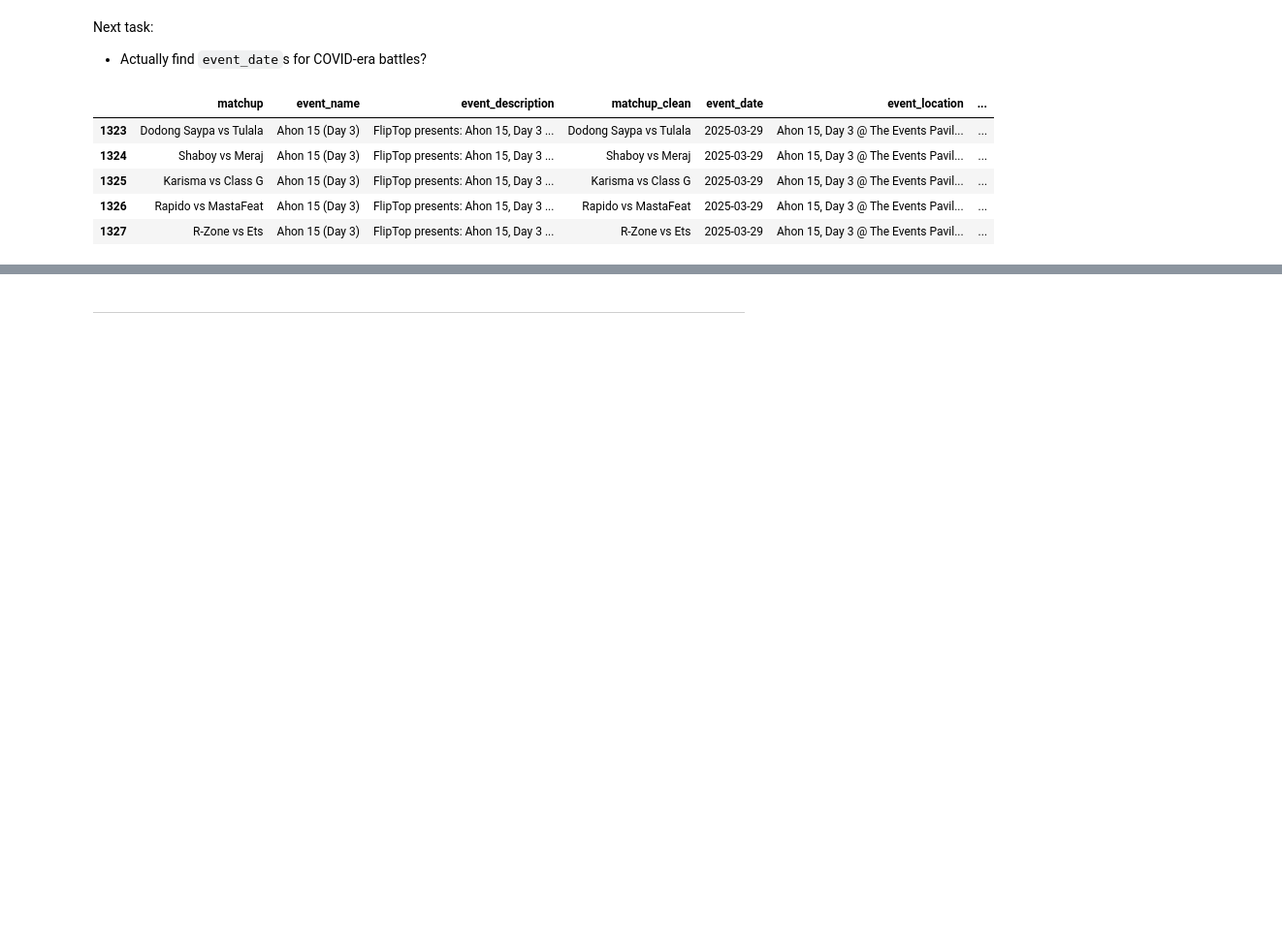
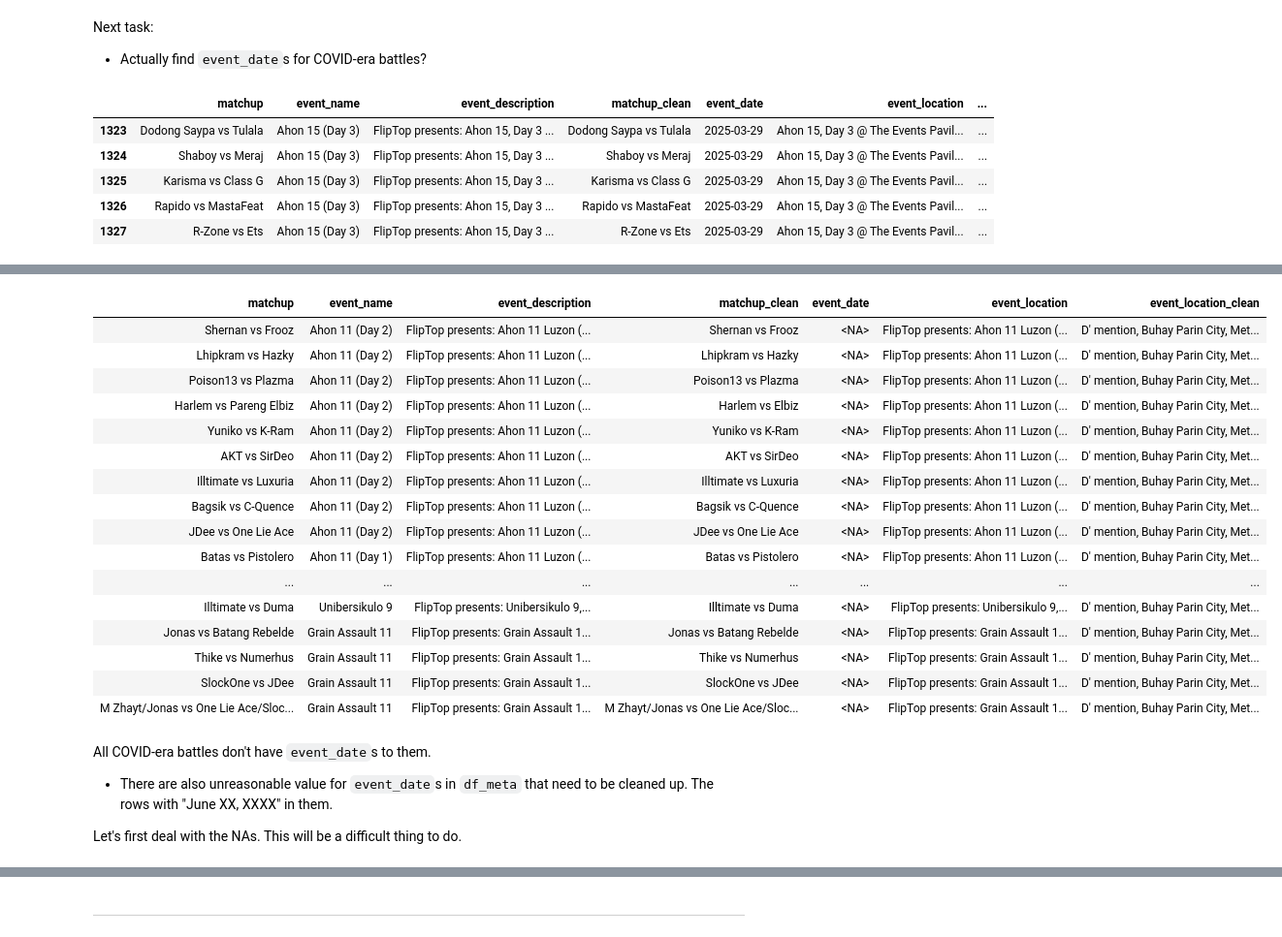
Before and after one commit to russluber/fliptop-analysis, a Jupyter notebook: notebooks/eda.ipynb, the cells around one changed output, grey strips where cells are left out. Shown at 97% size. Cells and saved outputs as stored; diff of their text form; code cells hidden in the pictures; blank space fills up the shorter version.

Commit message:
Update next data cleaning task

```diff
--- a/notebooks/eda.ipynb
+++ b/notebooks/eda.ipynb
@@ -983,3 +983,36 @@ df_out.head()
 | 6 | 9xWuT-atbuo | FlipTop - Yagi vs JP | FlipTop presents: Pakusganay 8 @ ... | 2025-03-24 12:51:25+00:00 | 157503 | PT38M52S | https://www.youtube.com/watch?v=9... | 3078 | 904 | ... |
 | 7 | UfFT7TbtRy0 | FlipTop - No. 144 vs Markong Bungo | FlipTop presents: Second Sight 13... | 2024-12-04 12:45:47+00:00 | 744384 | PT26M | https://www.youtube.com/watch?v=U... | 15920 | 2717 | ... |
 | 8 | zWTapWo_Iho | FlipTop - Shaboy vs Marichu | FlipTop presents: Won Minutes Luz... | 2024-08-03 09:58:17+00:00 | 294043 | PT13M50S | https://www.youtube.com/watch?v=z... | 4583 | 689 | ... |
+# %%
+no_date = df_meta[df_meta['event_date'].isna()]
+# %%
+from IPython.display import HTML
+
+HTML(
+    '<div style="height:600px; overflow:auto; border:1px solid #ccc">'
+    + no_date.to_html(index=False)
+    + "</div>"
+)
+# %% [output]
+| matchup | event_name | event_description | matchup_clean | event_date | event_location | event_location_clean |
+| Shernan vs Frooz | Ahon 11 (Day 2) | FlipTop presents: Ahon 11 Luzon (... | Shernan vs Frooz | <NA> | FlipTop presents: Ahon 11 Luzon (... | D' mention, Buhay Parin City, Met... |
+| Lhipkram vs Hazky | Ahon 11 (Day 2) | FlipTop presents: Ahon 11 Luzon (... | Lhipkram vs Hazky | <NA> | FlipTop presents: Ahon 11 Luzon (... | D' mention, Buhay Parin City, Met... |
+| Poison13 vs Plazma | Ahon 11 (Day 2) | FlipTop presents: Ahon 11 Luzon (... | Poison13 vs Plazma | <NA> | FlipTop presents: Ahon 11 Luzon (... | D' mention, Buhay Parin City, Met... |
+| Harlem vs Pareng Elbiz | Ahon 11 (Day 2) | FlipTop presents: Ahon 11 Luzon (... | Harlem vs Elbiz | <NA> | FlipTop presents: Ahon 11 Luzon (... | D' mention, Buhay Parin City, Met... |
+| Yuniko vs K-Ram | Ahon 11 (Day 2) | FlipTop presents: Ahon 11 Luzon (... | Yuniko vs K-Ram | <NA> | FlipTop presents: Ahon 11 Luzon (... | D' mention, Buhay Parin City, Met... |
+| AKT vs SirDeo | Ahon 11 (Day 2) | FlipTop presents: Ahon 11 Luzon (... | AKT vs SirDeo | <NA> | FlipTop presents: Ahon 11 Luzon (... | D' mention, Buhay Parin City, Met... |
+| Illtimate vs Luxuria | Ahon 11 (Day 2) | FlipTop presents: Ahon 11 Luzon (... | Illtimate vs Luxuria | <NA> | FlipTop presents: Ahon 11 Luzon (... | D' mention, Buhay Parin City, Met... |
+| Bagsik vs C-Quence | Ahon 11 (Day 2) | FlipTop presents: Ahon 11 Luzon (... | Bagsik vs C-Quence | <NA> | FlipTop presents: Ahon 11 Luzon (... | D' mention, Buhay Parin City, Met... |
+| JDee vs One Lie Ace | Ahon 11 (Day 2) | FlipTop presents: Ahon 11 Luzon (... | JDee vs One Lie Ace | <NA> | FlipTop presents: Ahon 11 Luzon (... | D' mention, Buhay Parin City, Met... |
+| Batas vs Pistolero | Ahon 11 (Day 1) | FlipTop presents: Ahon 11 Luzon (... | Batas vs Pistolero | <NA> | FlipTop presents: Ahon 11 Luzon (... | D' mention, Buhay Parin City, Met... |
+| ... | ... | ... | ... | ... | ... | ... |
+| Illtimate vs Duma | Unibersikulo 9 | FlipTop presents: Unibersikulo 9,... | Illtimate vs Duma | <NA> | FlipTop presents: Unibersikulo 9,... | D' mention, Buhay Parin City, Met... |
+| Jonas vs Batang Rebelde | Grain Assault 11 | FlipTop presents: Grain Assault 1... | Jonas vs Batang Rebelde | <NA> | FlipTop presents: Grain Assault 1... | D' mention, Buhay Parin City, Met... |
+| Thike vs Numerhus | Grain Assault 11 | FlipTop presents: Grain Assault 1... | Thike vs Numerhus | <NA> | FlipTop presents: Grain Assault 1... | D' mention, Buhay Parin City, Met... |
+| SlockOne vs JDee | Grain Assault 11 | FlipTop presents: Grain Assault 1... | SlockOne vs JDee | <NA> | FlipTop presents: Grain Assault 1... | D' mention, Buhay Parin City, Met... |
+| M Zhayt/Jonas vs One Lie Ace/Sloc... | Grain Assault 11 | FlipTop presents: Grain Assault 1... | M Zhayt/Jonas vs One Lie Ace/Sloc... | <NA> | FlipTop presents: Grain Assault 1... | D' mention, Buhay Parin City, Met... |
+# %% [markdown]
+All COVID-era battles don't have `event_date`s to them.
+- There are also unreasonable value for `event_date`s in `df_meta` that need to be cleaned up. The rows with "June XX, XXXX" in them.
+
+Let's first deal with the NAs. This will be a difficult thing to do.
```
Also changed, not shown: parts of 1 cell of this notebook.
